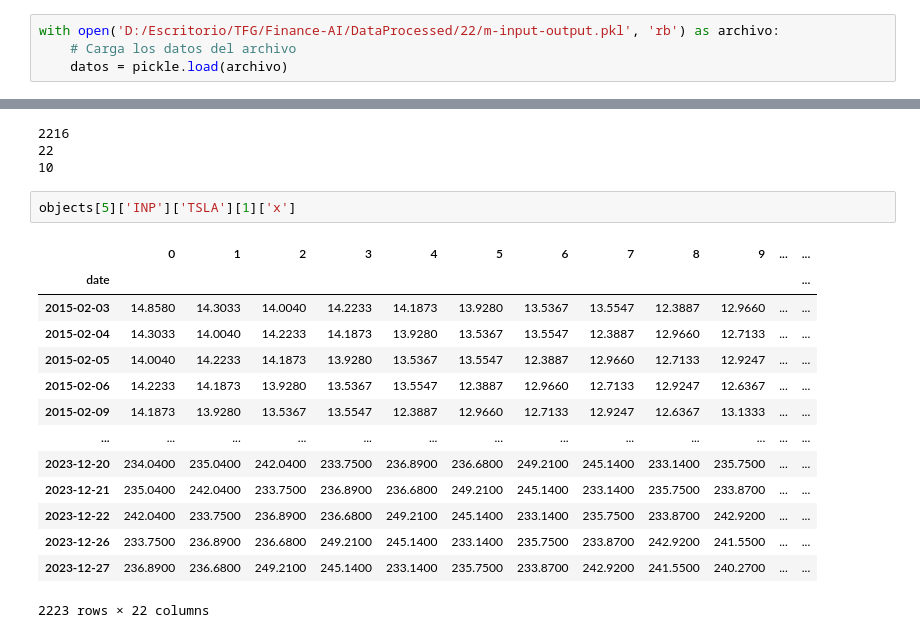
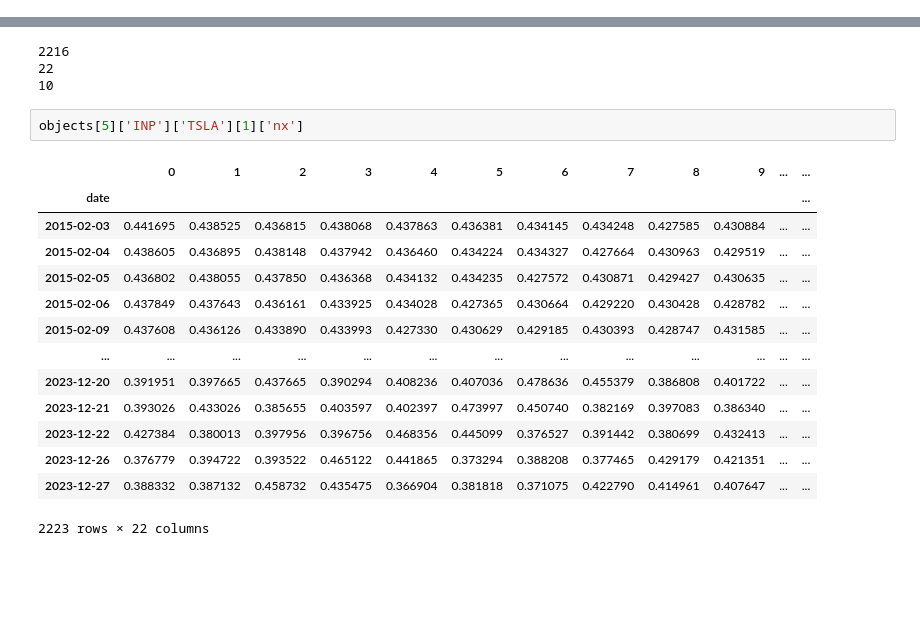
Before and after one commit to jordieres/Finance-AI, a Jupyter notebook: src/DataPreprocessing/DataPreprocessing.ipynb, the cells around one changed output, grey strips where cells are left out. Drawn from its saved outputs; the diff is of its cells as text; blank space fills up the shorter version.

Commit message:
modify some classes to perform for the univariate data

```diff
--- a/src/DataPreprocessing/DataPreprocessing.ipynb
+++ b/src/DataPreprocessing/DataPreprocessing.ipynb
@@ -377,10 +349,6 @@ tot_res['INP_MSERIAL']
     2023-12-22  0.037166  0.029480  0.024613    0.000236
     2023-12-26  0.038047  0.029827  0.025042    0.000214
     2023-12-27
-# %%
-with open('D:/Escritorio/TFG/Finance-AI/DataProcessed/22/m-input-output.pkl', 'rb') as archivo:
-    # Carga los datos del archivo
-    datos = pickle.load(archivo)
 # %%
 objects = []
 with (open("../../DataProcessed/22/m-input-output.pkl", "rb")) as openfile:
@@ -426,19 +394,19 @@ print(len(objects[5]['INP_MSERIAL']['AMZN'][1]['x'][0][0]))
 22
 10
 # %%
-objects[5]['INP']['TSLA'][1]['x']
+objects[5]['INP']['TSLA'][1]['nx']
 # %% [output]
 |  | 0 | 1 | 2 | 3 | 4 | 5 | 6 | 7 | 8 | 9 | ... | ... |
 | date |  |  |  |  |  |  |  |  |  |  |  | ... |
-| 2015-02-03 | 14.8580 | 14.3033 | 14.0040 | 14.2233 | 14.1873 | 13.9280 | 13.5367 | 13.5547 | 12.3887 | 12.9660 | ... | ... |
-| 2015-02-04 | 14.3033 | 14.0040 | 14.2233 | 14.1873 | 13.9280 | 13.5367 | 13.5547 | 12.3887 | 12.9660 | 12.7133 | ... | ... |
-| 2015-02-05 | 14.0040 | 14.2233 | 14.1873 | 13.9280 | 13.5367 | 13.5547 | 12.3887 | 12.9660 | 12.7133 | 12.9247 | ... | ... |
-| 2015-02-06 | 14.2233 | 14.1873 | 13.9280 | 13.5367 | 13.5547 | 12.3887 | 12.9660 | 12.7133 | 12.9247 | 12.6367 | ... | ... |
-| 2015-02-09 | 14.1873 | 13.9280 | 13.5367 | 13.5547 | 12.3887 | 12.9660 | 12.7133 | 12.9247 | 12.6367 | 13.1333 | ... | ... |
+| 2015-02-03 | 0.441695 | 0.438525 | 0.436815 | 0.438068 | 0.437863 | 0.436381 | 0.434145 | 0.434248 | 0.427585 | 0.430884 | ... | ... |
+| 2015-02-04 | 0.438605 | 0.436895 | 0.438148 | 0.437942 | 0.436460 | 0.434224 | 0.434327 | 0.427664 | 0.430963 | 0.429519 | ... | ... |
+| 2015-02-05 | 0.436802 | 0.438055 | 0.437850 | 0.436368 | 0.434132 | 0.434235 | 0.427572 | 0.430871 | 0.429427 | 0.430635 | ... | ... |
+| 2015-02-06 | 0.437849 | 0.437643 | 0.436161 | 0.433925 | 0.434028 | 0.427365 | 0.430664 | 0.429220 | 0.430428 | 0.428782 | ... | ... |
+| 2015-02-09 | 0.437608 | 0.436126 | 0.433890 | 0.433993 | 0.427330 | 0.430629 | 0.429185 | 0.430393 | 0.428747 | 0.431585 | ... | ... |
 | ... | ... | ... | ... | ... | ... | ... | ... | ... | ... | ... | ... | ... |
-| 2023-12-20 | 234.0400 | 235.0400 | 242.0400 | 233.7500 | 236.8900 | 236.6800 | 249.2100 | 245.1400 | 233.1400 | 235.7500 | ... | ... |
-| 2023-12-21 | 235.0400 | 242.0400 | 233.7500 | 236.8900 | 236.6800 | 249.2100 | 245.1400 | 233.1400 | 235.7500 | 233.8700 | ... | ... |
-| 2023-12-22 | 242.0400 | 233.7500 | 236.8900 | 236.6800 | 249.2100 | 245.1400 | 233.1400 | 235.7500 | 233.8700 | 242.9200 | ... | ... |
-| 2023-12-26 | 233.7500 | 236.8900 | 236.6800 | 249.2100 | 245.1400 | 233.1400 | 235.7500 | 233.8700 | 242.9200 | 241.5500 | ... | ... |
-| 2023-12-27 | 236.8900 | 236.6800 | 249.2100 | 245.1400 | 233.1400 | 235.7500 | 233.8700 | 242.9200 | 241.5500 | 240.2700 | ... | ... |
+| 2023-12-20 | 0.391951 | 0.397665 | 0.437665 | 0.390294 | 0.408236 | 0.407036 | 0.478636 | 0.455379 | 0.386808 | 0.401722 | ... | ... |
+| 2023-12-21 | 0.393026 | 0.433026 | 0.385655 | 0.403597 | 0.402397 | 0.473997 | 0.450740 | 0.382169 | 0.397083 | 0.386340 | ... | ... |
+| 2023-12-22 | 0.427384 | 0.380013 | 0.397956 | 0.396756 | 0.468356 | 0.445099 | 0.376527 | 0.391442 | 0.380699 | 0.432413 | ... | ... |
+| 2023-12-26 | 0.376779 | 0.394722 | 0.393522 | 0.465122 | 0.441865 | 0.373294 | 0.388208 | 0.377465 | 0.429179 | 0.421351 | ... | ... |
+| 2023-12-27 | 0.388332 | 0.387132 | 0.458732 | 0.435475 | 0.366904 | 0.381818 | 0.371075 | 0.422790 | 0.414961 | 0.407647 | ... | ... |
 2223 rows × 22 columns
```
Also changed, not shown: parts of 2 cells of this notebook, 1 other file.
